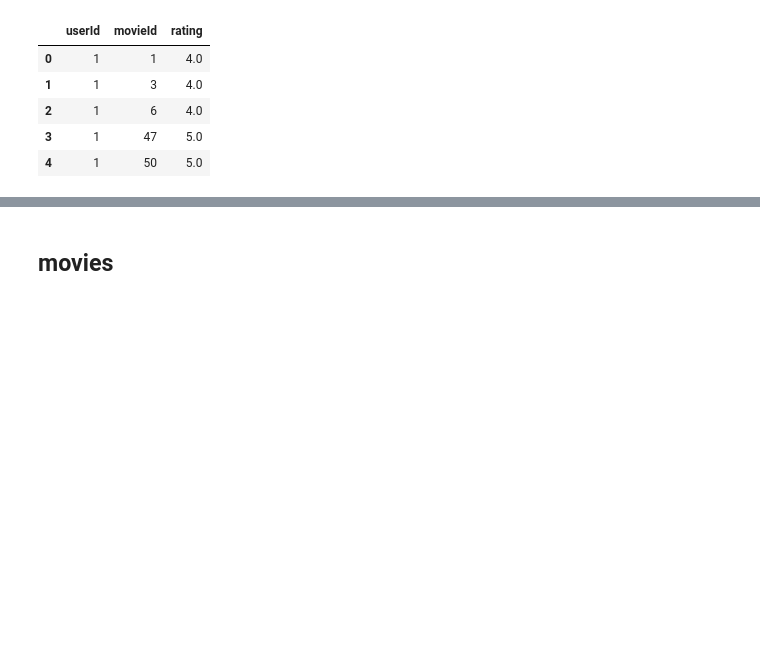
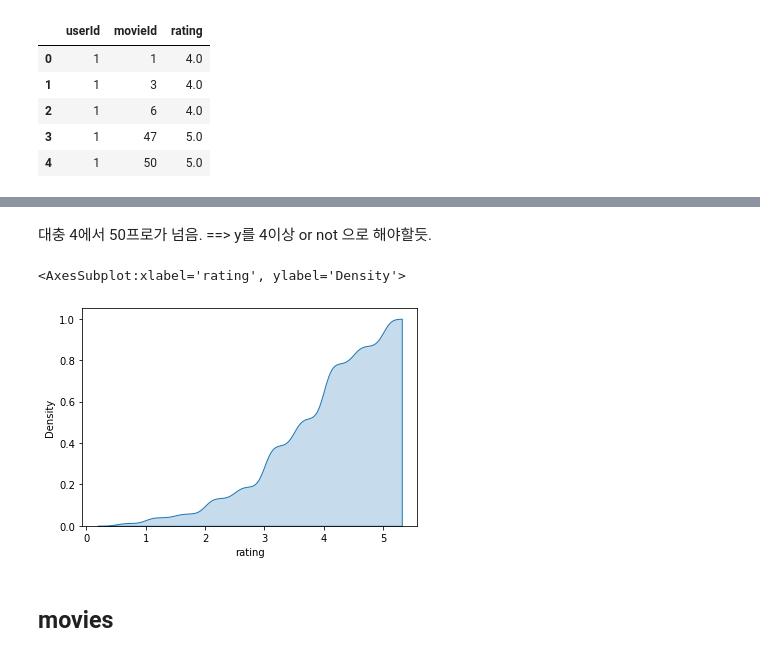
Before and after one commit to supkoon/factorization_machine_tf, a Jupyter notebook: datasets/EDA.ipynb, the cells around one changed output, grey strips where cells are left out. Saved outputs shown, nothing was run; the diff lists cells and outputs as text; code cells hidden in the pictures; blank space fills up the shorter version.

```diff
--- a/datasets/EDA.ipynb
+++ b/datasets/EDA.ipynb
@@ -77,3 +96,10 @@ ratings_df.head()
+# %% [markdown]
+대충 4에서 50프로가 넘음. ==> y를 4이상 or not 으로 해야할듯.
+# %%
+sns.kdeplot(ratings_df['rating'], cumulative=True, shade= True)
+# %% [output]
+<AxesSubplot:xlabel='rating', ylabel='Density'>
+[figure, added]
 # %% [markdown]
 ## movies
 # %%
```
Also changed, not shown: parts of 24 cells of this notebook, 3 other files.
